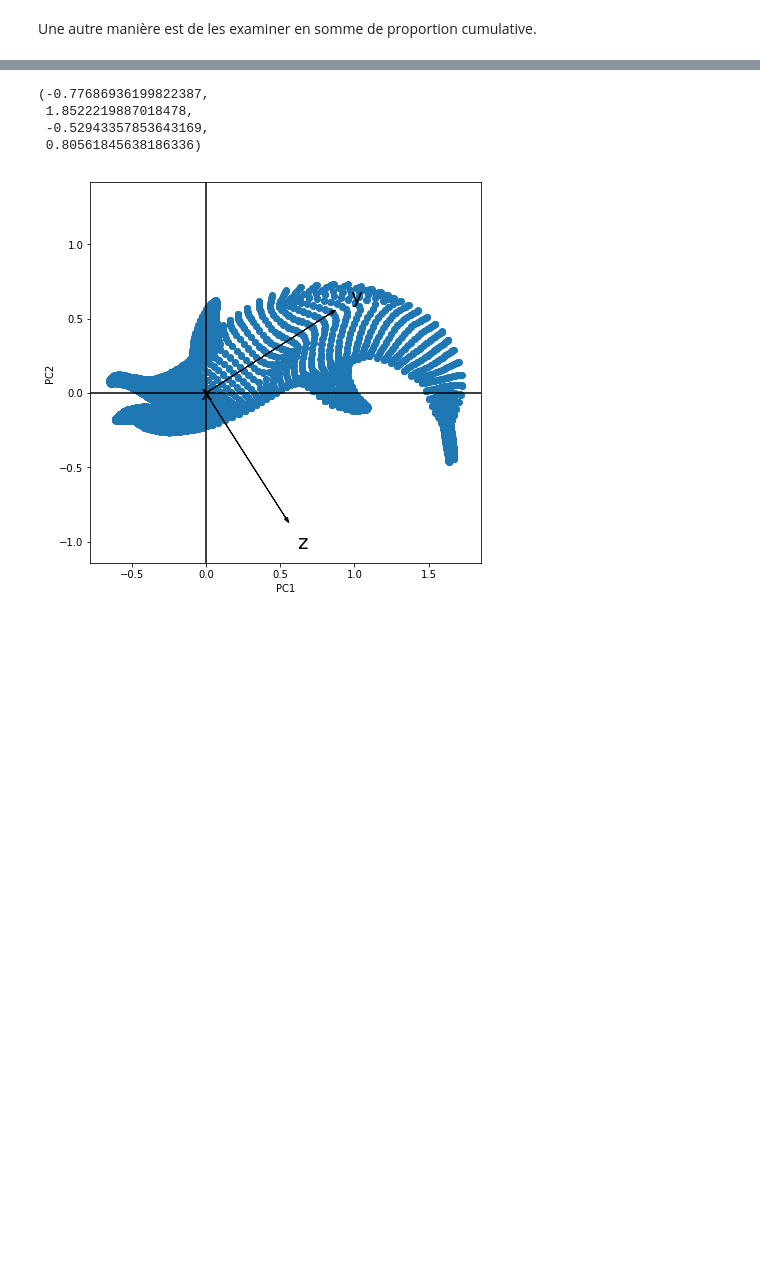
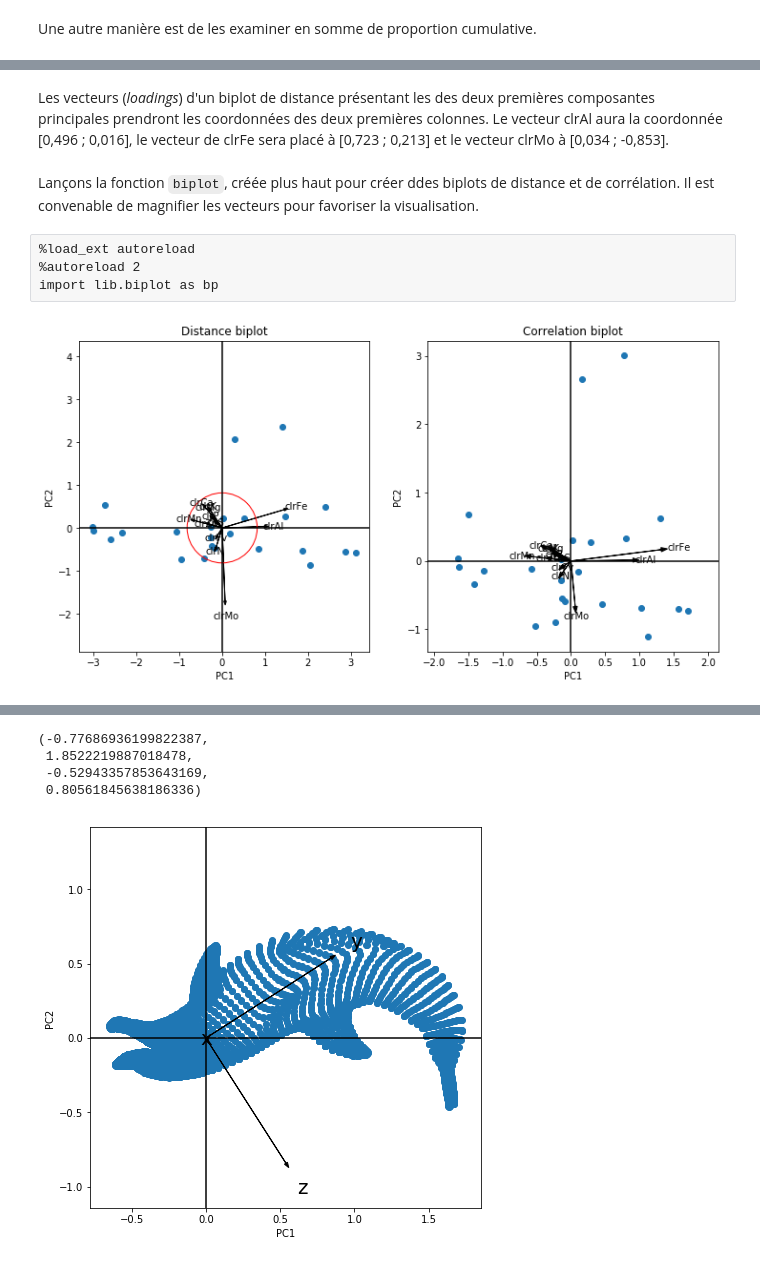
Before and after one commit to essicolo/ecologie-mathematique-Py, a Jupyter notebook: 7_AssocPartOrdin/7_AssocPartOrdin.ipynb, the cells around one changed output, grey strips where cells are left out. Cells and saved outputs as stored; diff of their text form; code cells hidden in the pictures; blank space fills up the shorter version.

```diff
--- a/7_AssocPartOrdin/7_AssocPartOrdin.ipynb
+++ b/7_AssocPartOrdin/7_AssocPartOrdin.ipynb
@@ -990,7 +1011,7 @@ pca = PCA(n_components=X.shape[1]).fit(X)
 # %% [markdown]
 L'objet `pca` contient l'information nécessaire pour mener notre ACP. Récupérons les sorties qui nous intéressent.
 # %%
-pca_scores = pca.transform(X) # l'objet pca transforme les données X
+pca_scores = pca.transform(varechem_coda) # l'objet pca transforme les données X
 pca_eigenvectors = pca.components_
 pca_eigenvalues = pca.explained_variance_
 # %% [markdown]
@@ -1031,0 +1117,31 @@ Lançons la fonction `biplot`, créée plus haut.
+# %% [markdown]
+Les vecteurs (*loadings*) d'un biplot de distance présentant les des deux premières composantes principales prendront les coordonnées des deux premières colonnes. Le vecteur clrAl aura la coordonnée [0,496 ; 0,016], le vecteur de clrFe sera placé à [0,723 ; 0,213] et le vecteur clrMo à [0,034 ; -0,853].
+# %% [markdown]
+Lançons la fonction `biplot`, créée plus haut pour créer ddes biplots de distance et de corrélation. Il est convenable de magnifier les vecteurs pour favoriser la visualisation.
+# %% [raw]
+%load_ext autoreload
+%autoreload 2
+import lib.biplot as bp
+# %%
+plt.figure(figsize=(12, 6))
+plt.subplot(1, 2, 1)
+bp.biplot(objects=pca_scores,
+          eigenvectors=pca_eigenvectors * 2,
+          eigenvalues=pca_eigenvalues,
+          scaling='distance',
+          labels=varechem_coda.columns,
+          xpc=0, ypc=1)
+plt.axis('equal')
+plt.gcf().gca().add_artist(plt.Circle((0,0), np.sqrt(2/len(pca_eigenvalues)) * 2, color='r', fill=False))
+plt.title('Distance biplot')
+plt.subplot(1, 2, 2)
+bp.biplot(objects=pca_scores,
+          eigenvectors=pca_eigenvectors,
+          eigenvalues=pca_eigenvalues,
+          scaling='correlation',
+          labels=varechem_coda.columns,
+          xpc=0, ypc=1)
+plt.axis('equal')
+plt.title('Correlation biplot');
+# %% [output]
+[figure, added]
```
Also changed, not shown: parts of 75 cells of this notebook, 1 other file.
